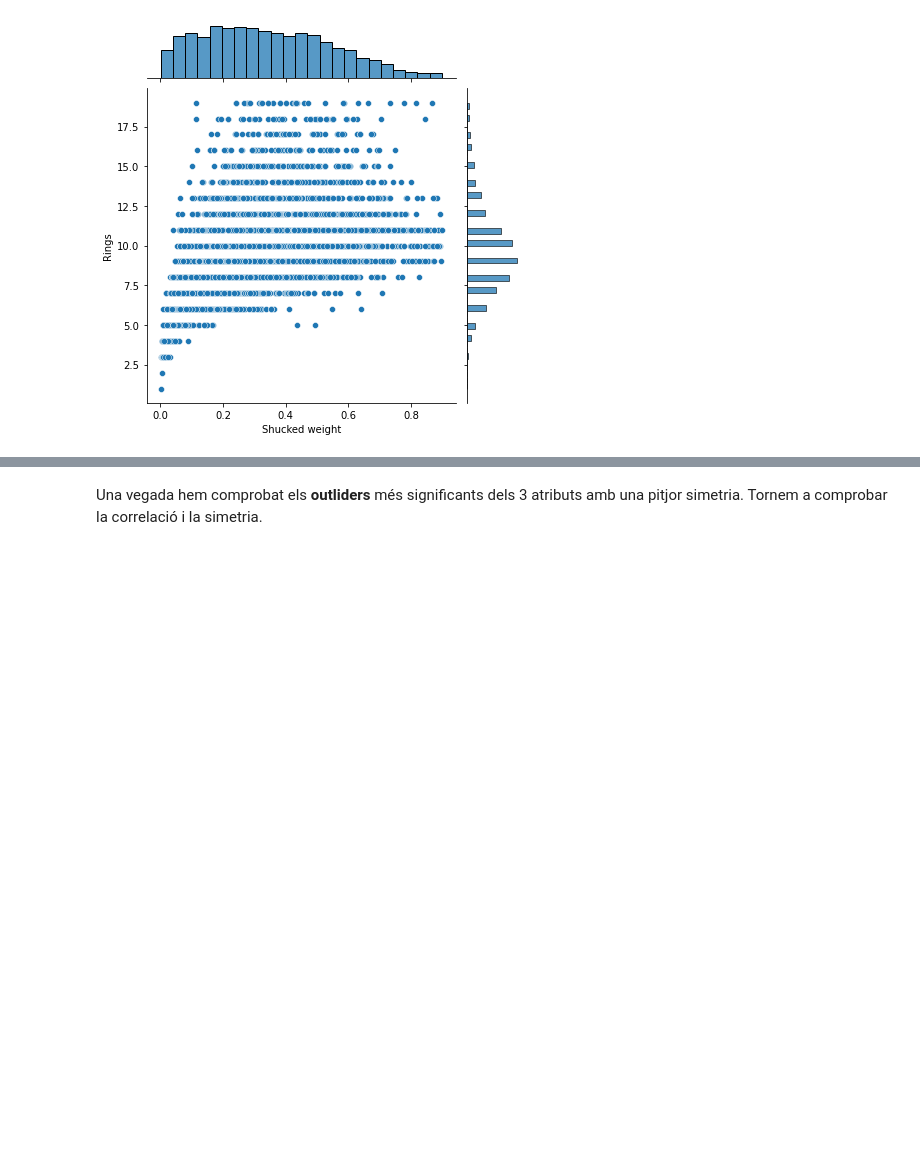
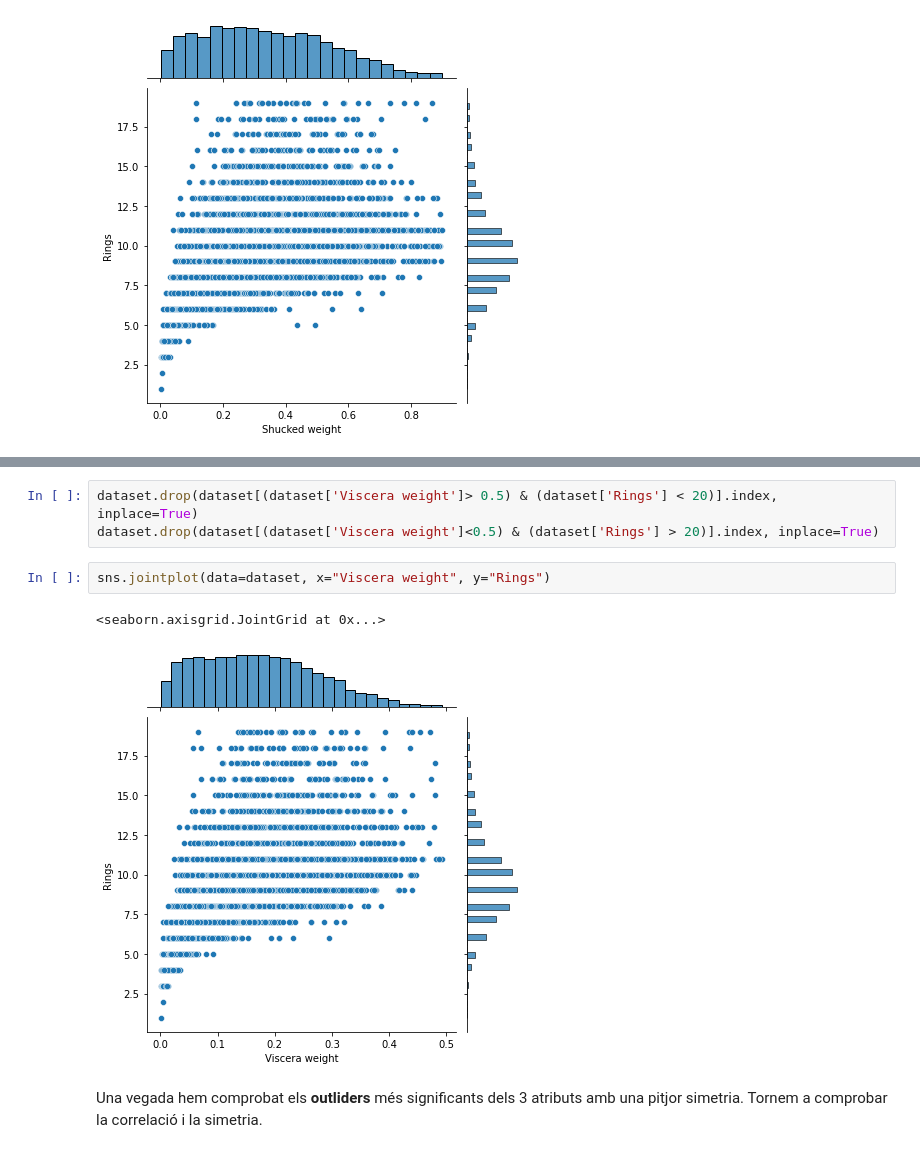
Before and after one commit to murtion/APC-practica-1, a Jupyter notebook: Practica1-Regressio2022-GEIv02_04.ipynb, the cells around one changed output, grey strips where cells are left out. Cells and saved outputs as stored; diff of their text form; blank space fills up the shorter version.

```diff
--- a/Practica1-Regressio2022-GEIv02_04.ipynb
+++ b/Practica1-Regressio2022-GEIv02_04.ipynb
@@ -633,3 +638,11 @@ sns.jointplot(data=dataset, x="Shucked weight", y="Rings")
+# %%
+dataset.drop(dataset[(dataset['Viscera weight']> 0.5) & (dataset['Rings'] < 20)].index, inplace=True)
+dataset.drop(dataset[(dataset['Viscera weight']<0.5) & (dataset['Rings'] > 20)].index, inplace=True)
+# %%
+sns.jointplot(data=dataset, x="Viscera weight", y="Rings")
+# %% [output]
+<seaborn.axisgrid.JointGrid at 0x...>
+[figure, added]
 # %% [markdown]
 Una vegada hem comprobat els **outliders** més significants dels 3 atributs amb una pitjor simetria. Tornem a comprobar la correlació i la simetria.
 # %%
```
Also changed, not shown: parts of 15 cells of this notebook.
